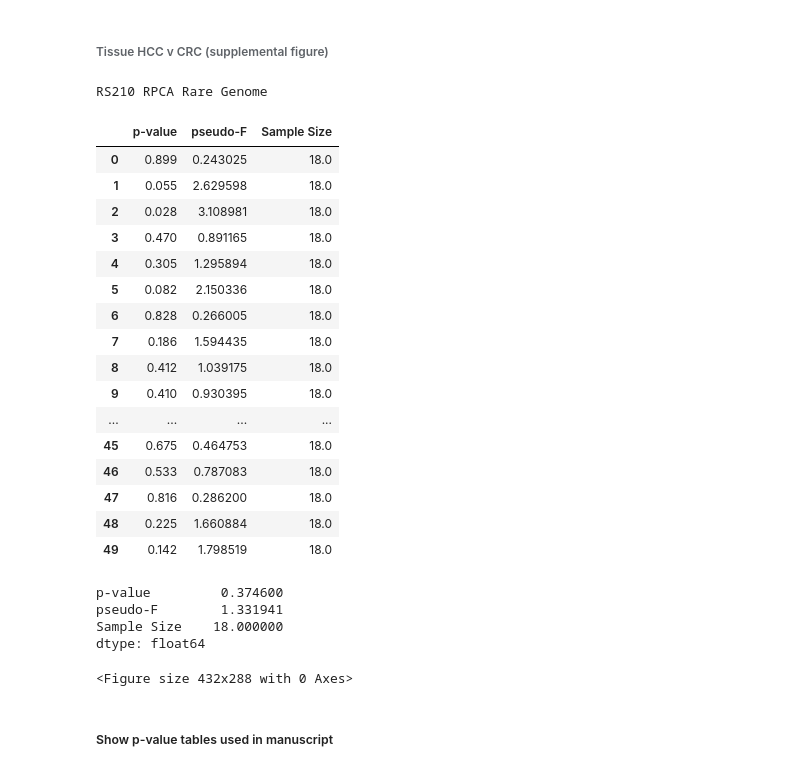
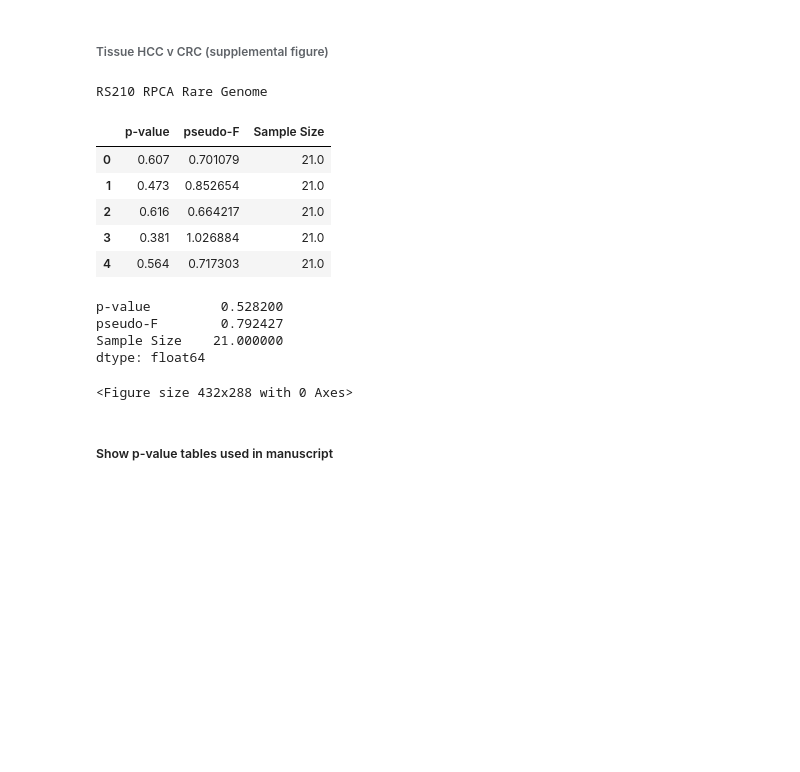
Before and after one commit to cguccione/HCC-microbialDNA, a Jupyter notebook: 4_Analysis_Figures.ipynb, the cells around one changed output. Saved outputs shown, nothing was run; the diff lists cells and outputs as text; code cells hidden in the pictures; blank space fills up the shorter version.

```diff
--- a/4_Analysis_Figures.ipynb
+++ b/4_Analysis_Figures.ipynb
@@ -49,7 +49,7 @@ import pkg_resources
 import shutil
 import tempfile
 # %%
-key_var='_pese_pangenome_align-RS210_masked_none_scrubbed_micovFilter'
+key_var='_pese_pangenome_align-RS210_masked_none_scrubbed_micovFilter_T'
 # %% [markdown]
 ### Functions
 # %%
@@ -549,29 +538,18 @@ dtype: float64
 # %% [markdown]
 ###### Tissue HCC v CRC (supplemental figure)
 # %%
-df_rs210_rpca_rare_genome = call_beta('tumor_HCC_v_CRC', 'tumor_type', rarefaction=20, numRares=50)
+df_rs210_rpca_rare_genome = call_beta('tumor_HCC_v_CRC_T', 'tumor_type', rarefaction=20, numRares=5)
 # %% [output]
 RS210 RPCA Rare Genome
 |  | p-value | pseudo-F | Sample Size |
-| 0 | 0.899 | 0.243025 | 18.0 |
-| 1 | 0.055 | 2.629598 | 18.0 |
-| 2 | 0.028 | 3.108981 | 18.0 |
-| 3 | 0.470 | 0.891165 | 18.0 |
-| 4 | 0.305 | 1.295894 | 18.0 |
-| 5 | 0.082 | 2.150336 | 18.0 |
-| 6 | 0.828 | 0.266005 | 18.0 |
-| 7 | 0.186 | 1.594435 | 18.0 |
-| 8 | 0.412 | 1.039175 | 18.0 |
-| 9 | 0.410 | 0.930395 | 18.0 |
-| ... | ... | ... | ... |
-| 45 | 0.675 | 0.464753 | 18.0 |
-| 46 | 0.533 | 0.787083 | 18.0 |
-| 47 | 0.816 | 0.286200 | 18.0 |
-| 48 | 0.225 | 1.660884 | 18.0 |
-| 49 | 0.142 | 1.798519 | 18.0 |
+| 0 | 0.607 | 0.701079 | 21.0 |
+| 1 | 0.473 | 0.852654 | 21.0 |
+| 2 | 0.616 | 0.664217 | 21.0 |
+| 3 | 0.381 | 1.026884 | 21.0 |
+| 4 | 0.564 | 0.717303 | 21.0 |
-p-value         0.374600
-pseudo-F        1.331941
-Sample Size    18.000000
+p-value         0.528200
+pseudo-F        0.792427
+Sample Size    21.000000
 dtype: float64
 <Figure size 432x288 with 0 Axes>
 # %% [markdown]
```
Also changed, not shown: parts of 2 cells of this notebook, 2 other files.
